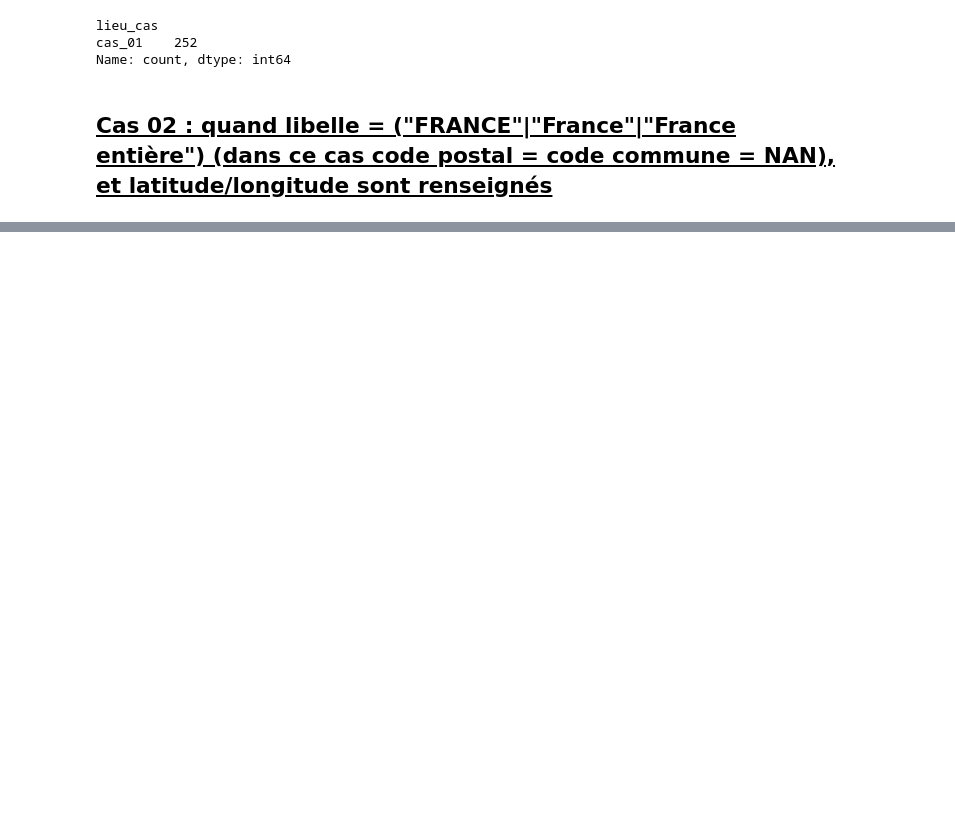
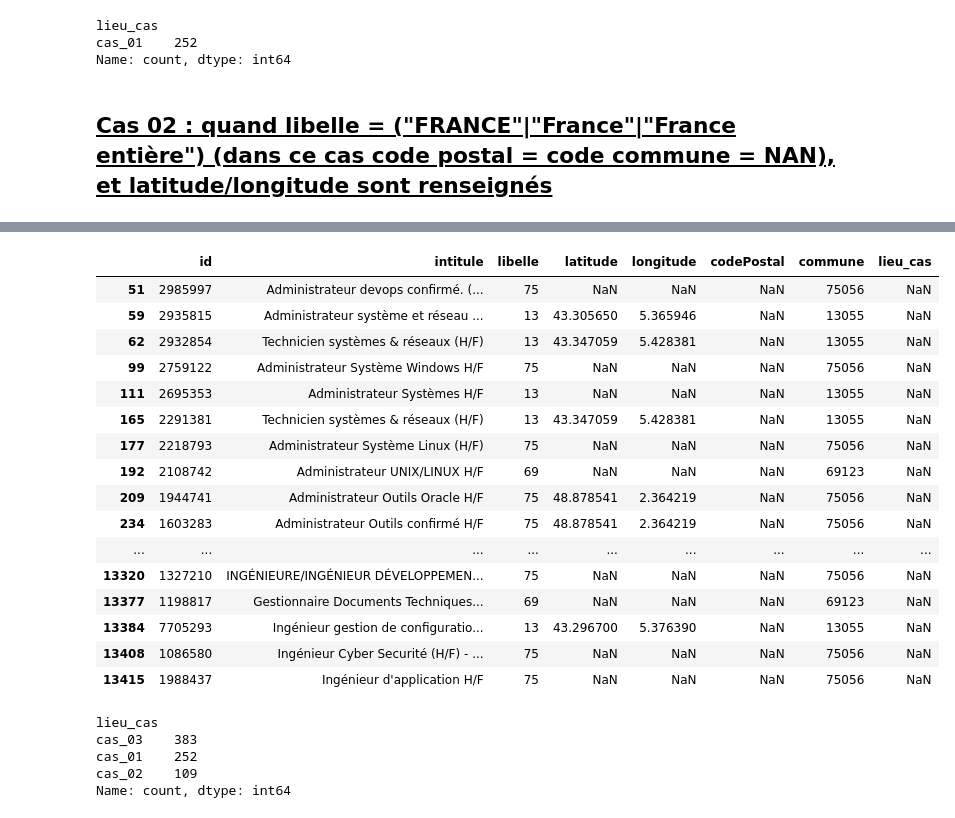
Before and after one commit to vimchun/Job-Market-in-France, a Jupyter notebook: api_extract__transform/notebook.ipynb, the cells around one changed output, grey strips where cells are left out. Cells and saved outputs as stored; diff of their text form; code cells hidden in the pictures; blank space fills up the shorter version.

```diff
--- a/api_extract__transform/notebook.ipynb
+++ b/api_extract__transform/notebook.ipynb
@@ -128,0 +167,22 @@ df_lieu[df_lieu.libelle.isin(["FRANCE", "France", "France entière"]) \
+# %%
+cas_03 = df_lieu[df_lieu.libelle.str.match(r"^\d{2}$")]
+# %%
+cas_03
+# %% [output]
+|  | id | intitule | libelle | latitude | longitude | codePostal | commune | lieu_cas |
+| 51 | 2985997 | Administrateur devops confirmé. (... | 75 | NaN | NaN | NaN | 75056 | NaN |
+| 59 | 2935815 | Administrateur système et réseau ... | 13 | 43.305650 | 5.365946 | NaN | 13055 | NaN |
+| 62 | 2932854 | Technicien systèmes & réseaux (H/F) | 13 | 43.347059 | 5.428381 | NaN | 13055 | NaN |
+| 99 | 2759122 | Administrateur Système Windows H/F | 75 | NaN | NaN | NaN | 75056 | NaN |
+| 111 | 2695353 | Administrateur Systèmes H/F | 13 | NaN | NaN | NaN | 13055 | NaN |
+| 165 | 2291381 | Technicien systèmes & réseaux (H/F) | 13 | 43.347059 | 5.428381 | NaN | 13055 | NaN |
+| 177 | 2218793 | Administrateur Système Linux (H/F) | 75 | NaN | NaN | NaN | 75056 | NaN |
+| 192 | 2108742 | Administrateur UNIX/LINUX H/F | 69 | NaN | NaN | NaN | 69123 | NaN |
+| 209 | 1944741 | Administrateur Outils Oracle H/F | 75 | 48.878541 | 2.364219 | NaN | 75056 | NaN |
+| 234 | 1603283 | Administrateur Outils confirmé H/F | 75 | 48.878541 | 2.364219 | NaN | 75056 | NaN |
+| ... | ... | ... | ... | ... | ... | ... | ... | ... |
+| 13320 | 1327210 | INGÉNIEURE/INGÉNIEUR DÉVELOPPEMEN... | 75 | NaN | NaN | NaN | 75056 | NaN |
+| 13377 | 1198817 | Gestionnaire Documents Techniques... | 69 | NaN | NaN | NaN | 69123 | NaN |
+| 13384 | 7705293 | Ingénieur gestion de configuratio... | 13 | 43.296700 | 5.376390 | NaN | 13055 | NaN |
+| 13408 | 1086580 | Ingénieur Cyber Securité (H/F) - ... | 75 | NaN | NaN | NaN | 75056 | NaN |
+| 13415 | 1988437 | Ingénieur d'application H/F | 75 | NaN | NaN | NaN | 75056 | NaN |
@@ -128,0 +192,8 @@ df_lieu[df_lieu.libelle.isin(["FRANCE", "France", "France entière"]) \
+# %%
+df_lieu.value_counts("lieu_cas")
+# %% [output]
+lieu_cas
+cas_03    383
+cas_01    252
+cas_02    109
+Name: count, dtype: int64
```
Also changed, not shown: parts of 19 cells of this notebook, 1 other file.
